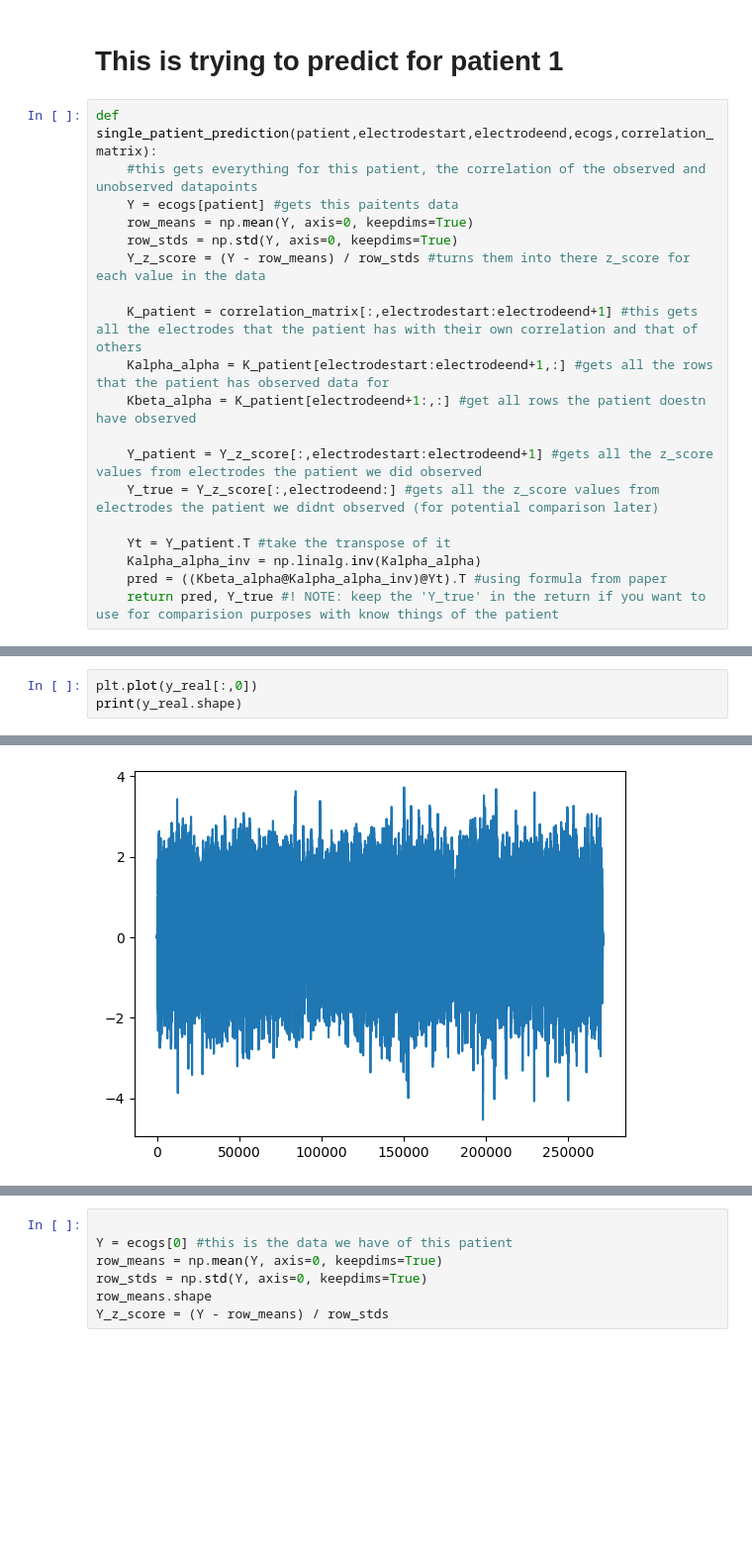
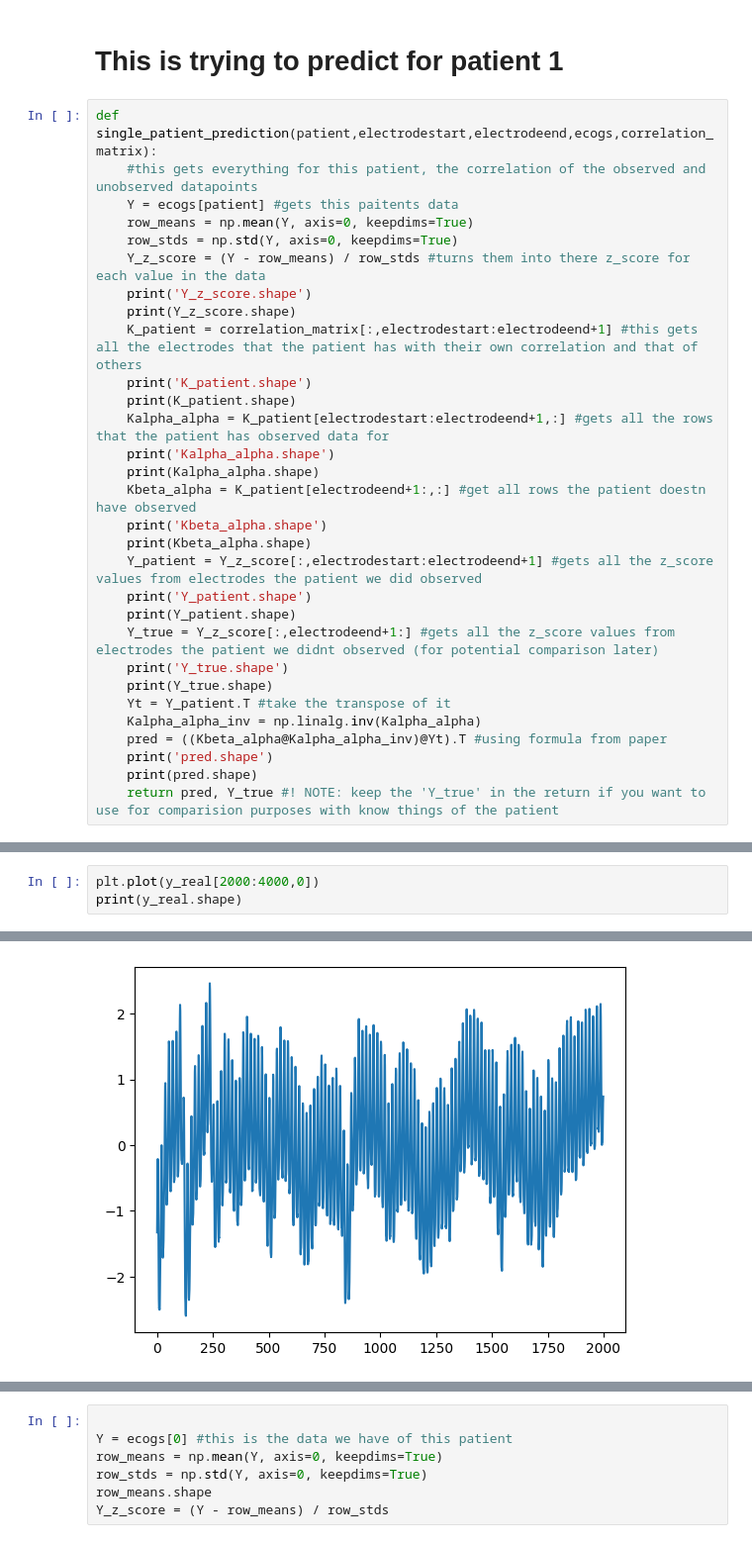
Before and after one commit to NoahWanless/SuperEeg-M467-project, a Jupyter notebook: tara_func_examples.ipynb, the cells around one changed output, grey strips where cells are left out. Shown at 99% size. Drawn from its saved outputs; the diff is of its cells as text; blank space fills up the shorter version.

```diff
--- a/tara_func_examples.ipynb
+++ b/tara_func_examples.ipynb
@@ -35,17 +42,28 @@ def single_patient_prediction(patient,electrodestart,electrodeend,ecogs,correlat
     row_means = np.mean(Y, axis=0, keepdims=True)
     row_stds = np.std(Y, axis=0, keepdims=True)
     Y_z_score = (Y - row_means) / row_stds #turns them into there z_score for each value in the data
-
+    print('Y_z_score.shape')
+    print(Y_z_score.shape)
     K_patient = correlation_matrix[:,electrodestart:electrodeend+1] #this gets all the electrodes that the patient has with their own correlation and that of others
+    print('K_patient.shape')
+    print(K_patient.shape)
     Kalpha_alpha = K_patient[electrodestart:electrodeend+1,:] #gets all the rows that the patient has observed data for
+    print('Kalpha_alpha.shape')
+    print(Kalpha_alpha.shape)
     Kbeta_alpha = K_patient[electrodeend+1:,:] #get all rows the patient doestn have observed
-
+    print('Kbeta_alpha.shape')
+    print(Kbeta_alpha.shape)
     Y_patient = Y_z_score[:,electrodestart:electrodeend+1] #gets all the z_score values from electrodes the patient we did observed
-    Y_true = Y_z_score[:,electrodeend:] #gets all the z_score values from electrodes the patient we didnt observed (for potential comparison later)
-
+    print('Y_patient.shape')
+    print(Y_patient.shape)
+    Y_true = Y_z_score[:,electrodeend+1:] #gets all the z_score values from electrodes the patient we didnt observed (for potential comparison later)
+    print('Y_true.shape')
+    print(Y_true.shape)
     Yt = Y_patient.T #take the transpose of it
     Kalpha_alpha_inv = np.linalg.inv(Kalpha_alpha)
     pred = ((Kbeta_alpha@Kalpha_alpha_inv)@Yt).T #using formula from paper
+    print('pred.shape')
+    print(pred.shape)
     return pred, Y_true #! NOTE: keep the 'Y_true' in the return if you want to use for comparision purposes with know things of the patient
 # %%
 pred,y_real = single_patient_prediction(0,0,10,ecogs,correlation_matrix)
@@ -56,7 +91,7 @@ plt.plot(pred[:,0])
 # %%
-plt.plot(y_real[:,0])
+plt.plot(y_real[2000:4000,0])
 print(y_real.shape)
 # %% [output]
 (271400, 36)
-[figure, old version]
+[figure, new version]
 # %%
```
Also changed, not shown: parts of 5 cells of this notebook, 1 other file.
